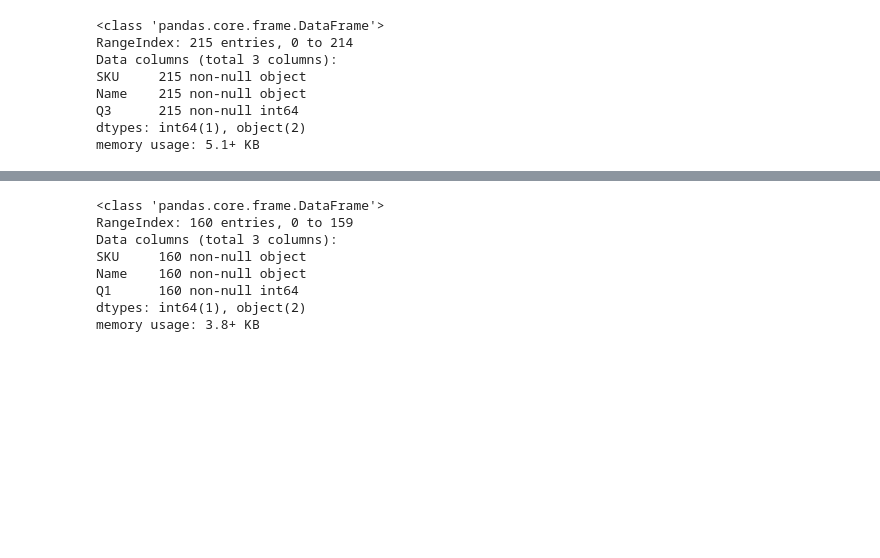
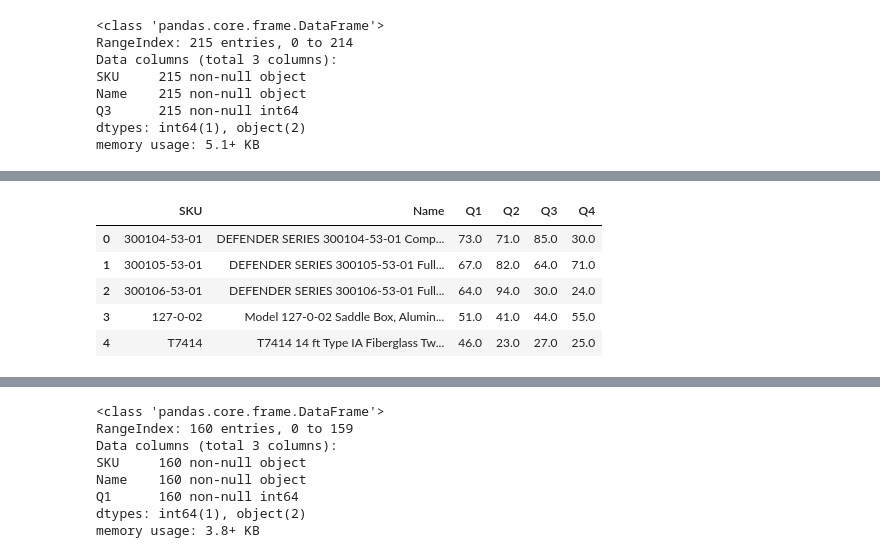
Before and after one commit to moscowjh/CLC, a Jupyter notebook: CityLadder Online Sales - Exploratory Notebooks.ipynb, the cells around one changed output, grey strips where cells are left out. Saved outputs shown, nothing was run; the diff lists cells and outputs as text; code cells hidden in the pictures; blank space fills up the shorter version.

```diff
--- a/CityLadder Online Sales - Exploratory Notebooks.ipynb
+++ b/CityLadder Online Sales - Exploratory Notebooks.ipynb
@@ -111,2 +221,11 @@ impressions_merged.head()
+# %%
+impressions_2017.head()
+# %% [output]
+|  | SKU | Name | Q1 | Q2 | Q3 | Q4 |
+| 0 | 300104-53-01 | DEFENDER SERIES 300104-53-01 Comp... | 73.0 | 71.0 | 85.0 | 30.0 |
+| 1 | 300105-53-01 | DEFENDER SERIES 300105-53-01 Full... | 67.0 | 82.0 | 64.0 | 71.0 |
+| 2 | 300106-53-01 | DEFENDER SERIES 300106-53-01 Full... | 64.0 | 94.0 | 30.0 | 24.0 |
+| 3 | 127-0-02 | Model 127-0-02 Saddle Box, Alumin... | 51.0 | 41.0 | 44.0 | 55.0 |
+| 4 | T7414 | T7414 14 ft Type IA Fiberglass Tw... | 46.0 | 23.0 | 27.0 | 25.0 |
 # %%
 # impressions_merged['Total']= impressions_merged['Q1']+ impressions_merged['Q2']+ impressions_merged['Q3']
```
Also changed, not shown: parts of 29 cells of this notebook, 3 other files.
